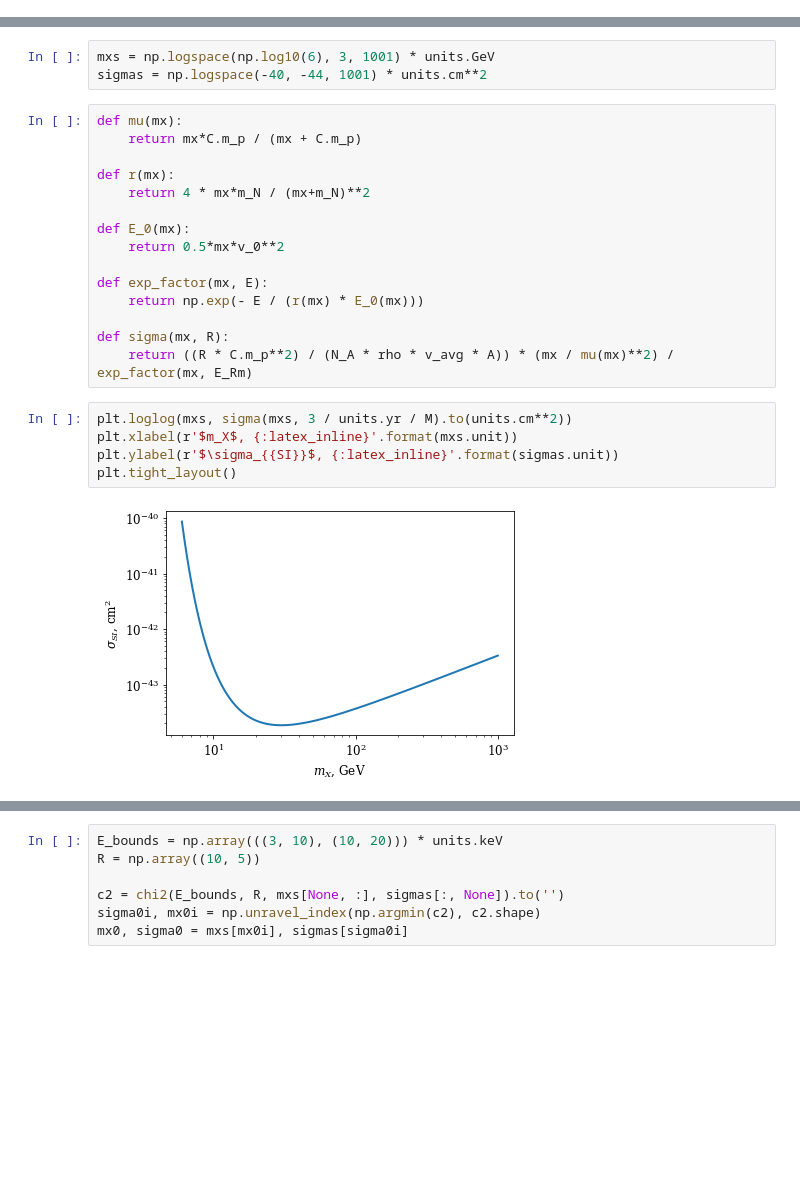
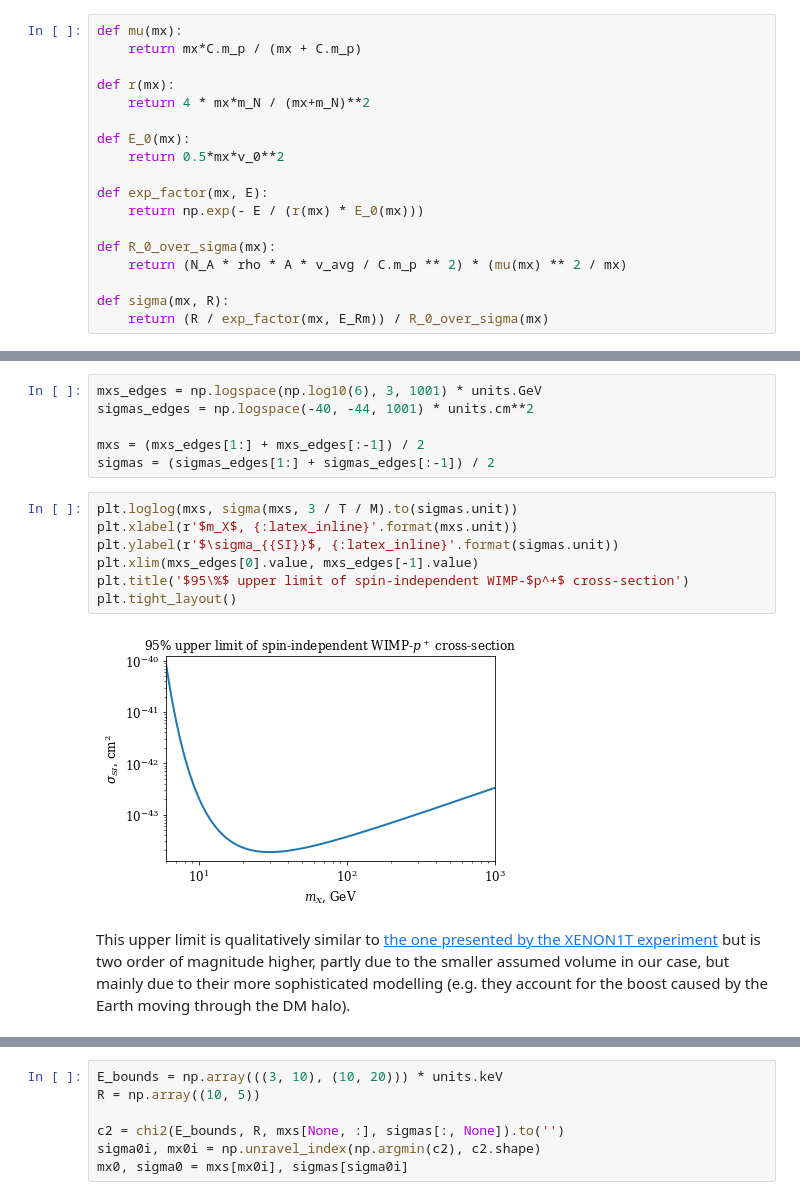
Before and after one commit to adam-coogan/gss19_sterile_nus, a Jupyter notebook: notebooks/week_3.ipynb, the cells around one changed output, grey strips where cells are left out. Cells and saved outputs as stored; diff of their text form; blank space fills up the shorter version.

```diff
--- a/notebooks/week_3.ipynb
+++ b/notebooks/week_3.ipynb
@@ -21,0 +33,18 @@ E_Rm = 3 * units.keV
+# %%
+def mu(mx):
+    return mx*C.m_p / (mx + C.m_p)
+
+def r(mx):
+    return 4 * mx*m_N / (mx+m_N)**2
+
+def E_0(mx):
+    return 0.5*mx*v_0**2
+
+def exp_factor(mx, E):
+    return np.exp(- E / (r(mx) * E_0(mx)))
+
+def R_0_over_sigma(mx):
+    return (N_A * rho * A * v_avg / C.m_p ** 2) * (mu(mx) ** 2 / mx)
+
+def sigma(mx, R):
+    return (R / exp_factor(mx, E_Rm)) / R_0_over_sigma(mx)
@@ -22,25 +56,17 @@ E_Rm = 3 * units.keV
 # %%
-mxs = np.logspace(np.log10(6), 3, 1001) * units.GeV
-sigmas = np.logspace(-40, -44, 1001) * units.cm**2
+mxs_edges = np.logspace(np.log10(6), 3, 1001) * units.GeV
+sigmas_edges = np.logspace(-40, -44, 1001) * units.cm**2
+
+mxs = (mxs_edges[1:] + mxs_edges[:-1]) / 2
+sigmas = (sigmas_edges[1:] + sigmas_edges[:-1]) / 2
-# %%
-def mu(mx):
-    return mx*C.m_p / (mx + C.m_p)
-
-def r(mx):
-    return 4 * mx*m_N / (mx+m_N)**2
-
-def E_0(mx):
-    return 0.5*mx*v_0**2
-
-def exp_factor(mx, E):
-    return np.exp(- E / (r(mx) * E_0(mx)))
-
-def sigma(mx, R):
-    return ((R * C.m_p**2) / (N_A * rho * v_avg * A)) * (mx / mu(mx)**2) / exp_factor(mx, E_Rm)
 # %%
-plt.loglog(mxs, sigma(mxs, 3 / units.yr / M).to(units.cm**2))
+plt.loglog(mxs, sigma(mxs, 3 / T / M).to(sigmas.unit))
 plt.xlabel(r'$m_X$, {:latex_inline}'.format(mxs.unit))
 plt.ylabel(r'$\sigma_{{SI}}$, {:latex_inline}'.format(sigmas.unit))
+plt.xlim(mxs_edges[0].value, mxs_edges[-1].value)
+plt.title('$95\%$ upper limit of spin-independent WIMP-$p^+$ cross-section')
 plt.tight_layout()
 # %% [output]
-[figure, old version]
+[figure, new version]
+# %% [markdown]
+This upper limit is qualitatively similar to [the one presented by the XENON1T experiment](http://inspirehep.net/record/1675772?ln=en) but is two order of magnitude higher, partly due to the smaller assumed volume in our case, but mainly due to their more sophisticated modelling (e.g. they account for the boost caused by the Earth moving through the DM halo).
```
Also changed, not shown: parts of 10 cells of this notebook.
